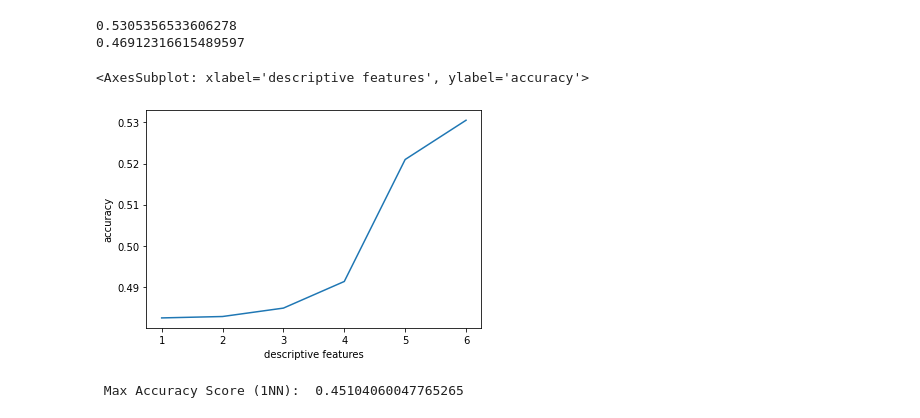
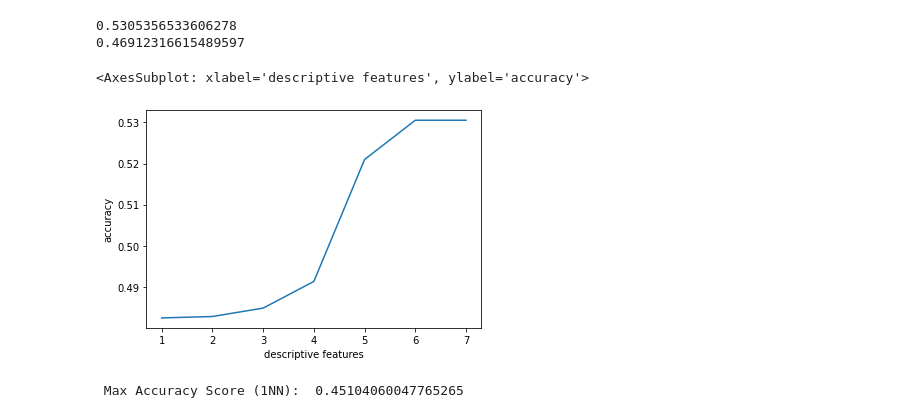
Before and after one commit to saiT1108/DS_project, a Jupyter notebook: main.ipynb, the cells around one changed output. Drawn from its saved outputs; the diff is of its cells as text; code cells hidden in the pictures.

```diff
--- a/main.ipynb
+++ b/main.ipynb
@@ -305,19 +305,19 @@ print(accuracy_score(y_pred2, Y_test))
 0.46912316615489597
 # %%
 accuracy_metric = pd.DataFrame(columns = ['descriptive features', 'accuracy'])
-for i in range(1, len(desc_ft)):
+for i in range(1, len(desc_ft)+1):
     desc_arr = desc_ft[:i]
     X_train, X_test, Y_train, Y_test = train_test_split(df_hur[desc_arr], df_hur['DAMAGE_PROPERTY'], test_size=0.25, random_state=32)
 
     clnb = CategoricalNB()
     clnb.fit(X_train, Y_train)
     y_pred = clnb.predict(X_test)
     accuracy_metric = accuracy_metric.append({'descriptive features': i, 'accuracy': accuracy_score(y_pred, Y_test)}, ignore_index=True)
 
 sns.lineplot(data=accuracy_metric, x='descriptive features', y='accuracy')
 # %% [output]
 <AxesSubplot: xlabel='descriptive features', ylabel='accuracy'>
-[figure, old version]
+[figure, new version]
 # %%
 cont_cols = ['HARM_TOTAL', 'TOR_F_SCALE', 'TOR_AREA', 'CZ_NAME']
 cont_df = df_hur[cont_cols]
```
Also changed, not shown: parts of 2 cells of this notebook.
